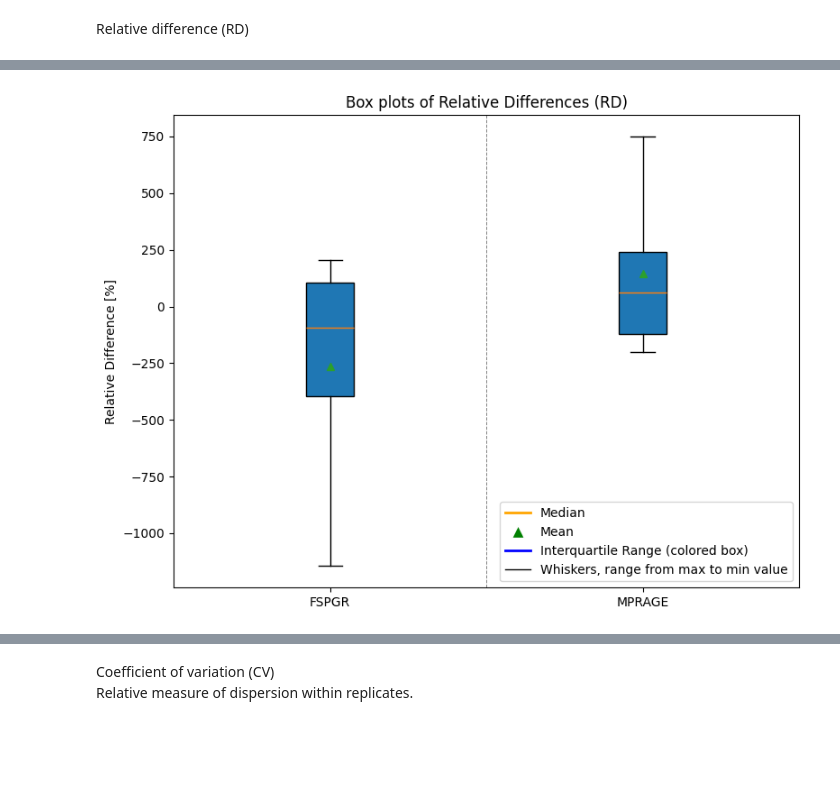
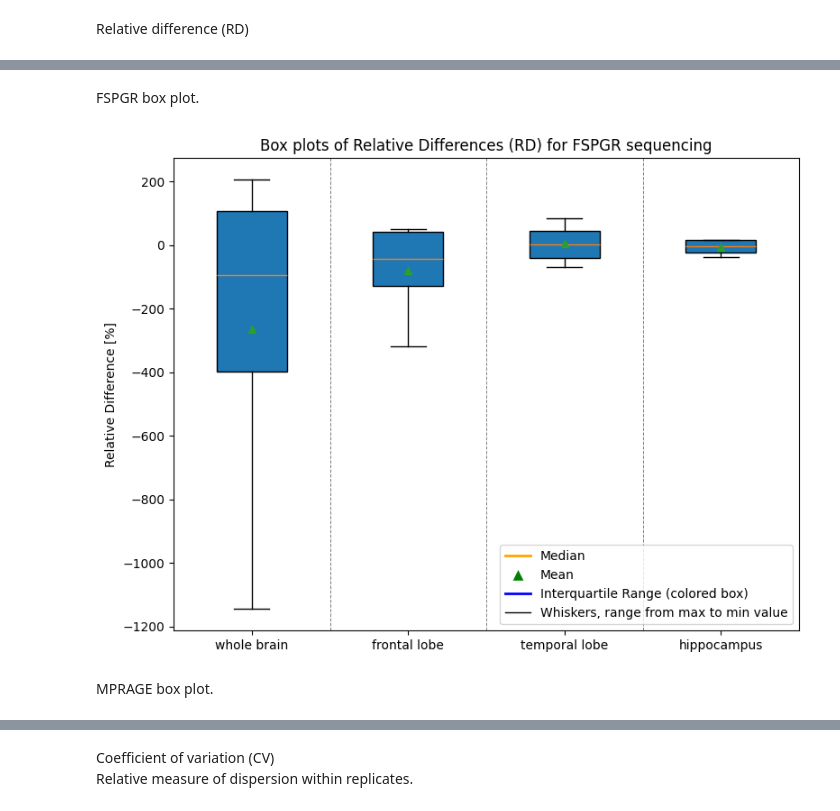
Before and after one commit to Crtox/asymmetryAD, a Jupyter notebook: code/test_retest.ipynb, the cells around one changed output, grey strips where cells are left out. Saved outputs shown, nothing was run; the diff lists cells and outputs as text; code cells hidden in the pictures; blank space fills up the shorter version.

Commit message:
plots

```diff
--- a/code/test_retest.ipynb
+++ b/code/test_retest.ipynb
@@ -291,31 +315,61 @@ max_values = [max_RD_fspgr, max_RD_mprage]
+# %%
+# maxs
+max_RD_whole_brain_fspgr = np.amax(RD_whole_brain_fspgr)
+max_RD_frontal_lobe_fspgr = np.amax(RD_frontal_lobe_fspgr)
+max_RD_temporal_lobe_fspgr = np.amax(RD_temporal_lobe_fspgr)
+max_RD_hippocampus_fspgr = np.amax(RD_hippocampus_fspgr)
+
+max_RD_whole_brain_mprage = np.amax(RD_whole_brain_mprage)
+max_RD_frontal_lobe_mprage = np.amax(RD_frontal_lobe_mprage)
+max_RD_temporal_lobe_mprage = np.amax(RD_temporal_lobe_mprage)
+max_RD_hippocampus_mprage = np.amax(RD_hippocampus_mprage)
+# %%
+# mins
+min_RD_whole_brain_fspgr = np.amin(RD_whole_brain_fspgr)
+min_RD_frontal_lobe_fspgr = np.amin(RD_frontal_lobe_fspgr)
+min_RD_temporal_lobe_fspgr = np.amin(RD_temporal_lobe_fspgr)
+min_RD_hippocampus_fspgr = np.amin(RD_hippocampus_fspgr)
+
+min_RD_whole_brain_mprage = np.amin(RD_whole_brain_mprage)
+min_RD_frontal_lobe_mprage = np.amin(RD_frontal_lobe_mprage)
+min_RD_temporal_lobe_mprage = np.amin(RD_temporal_lobe_mprage)
+min_RD_hippocampus_mprage = np.amin(RD_hippocampus_mprage)
+# %% [markdown]
+FSPGR box plot.
+# %%
+average_RDs_fspgr = [average_RD_whole_brain_fspgr, average_RD_frontal_lobe_fspgr, average_RD_temporal_lobe_fspgr, average_RD_hippocampus_fspgr]
+std_devs_fspgr = [std_RD_whole_brain_fspgr, std_RD_frontal_lobe_fspgr, std_RD_temporal_lobe_fspgr, std_RD_hippocampus_fspgr]
+max_values_fspgr = [max_RD_whole_brain_fspgr, max_RD_frontal_lobe_fspgr, max_RD_temporal_lobe_fspgr, max_RD_hippocampus_fspgr]
+min_values_fspgr = [min_RD_whole_brain_fspgr, min_RD_frontal_lobe_fspgr, min_RD_temporal_lobe_fspgr, min_RD_hippocampus_fspgr]
 # %%
 fig, ax = plt.subplots(figsize=(8, 6))
-
 # Construct data for the boxplot
 data = [
-    [min_values[0], average_RDs[0] - std_devs[0], average_RDs[0], average_RDs[0] + std_devs[0], max_values[0]],
-    [min_values[1], average_RDs[1] - std_devs[1], average_RDs[1], average_RDs[1] + std_devs[1], max_values[1]]
+    [min_values_fspgr[0], average_RDs_fspgr[0] - std_devs_fspgr[0], average_RDs_fspgr[0], average_RDs_fspgr[0] + std_devs_fspgr[0], max_values_fspgr[0]],
+    [min_values_fspgr[1], average_RDs_fspgr[1] - std_devs_fspgr[1], average_RDs_fspgr[1], average_RDs_fspgr[1] + std_devs_fspgr[1], max_values_fspgr[1]],
+    [min_values_fspgr[2], average_RDs_fspgr[2] - std_devs_fspgr[2], average_RDs_fspgr[2], average_RDs_fspgr[2] + std_devs_fspgr[2], max_values_fspgr[2]],
+    [min_values_fspgr[3], average_RDs_fspgr[3] - std_devs_fspgr[3], average_RDs_fspgr[3], average_RDs_fspgr[3] + std_devs_fspgr[3], max_values_fspgr[3]]
 ]
 # Plotting the box plot
 ax.boxplot(data, vert=True, patch_artist=True, showmeans=True,
            flierprops=dict(marker='o', color='gray', alpha=0.5))
-
 # Customizing the plot
-ax.set_title('Box plots of Relative Differences (RD)')
+ax.set_title('Box plots of Relative Differences (RD) for FSPGR sequencing')
 ax.set_ylabel('Relative Difference [%]')
-ax.set_xticklabels(['FSPGR', 'MPRAGE'])  # Customize labels as needed
+ax.set_xticklabels(['whole brain', 'frontal lobe', 'temporal lobe', 'hippocampus'])  # Customize labels as needed
 ax.axvline(x=1.5, color='gray', linestyle='--', linewidth=0.7)  # Vertical line to separate groups
-
+ax.axvline(x=2.5, color='gray', linestyle='--', linewidth=0.7)  # Vertical line to separate groups
+ax.axvline(x=3.5, color='gray', linestyle='--', linewidth=0.7)  # Vertical line to separate groups
 legend_elements = [
     plt.Line2D([0], [0], color='orange', lw=2, label='Median'),
     plt.Line2D([0], [0], marker='^', color='w', markerfacecolor='green', markersize=10, label='Mean'),
     plt.Line2D([0], [0], color='blue', lw=2, label='Interquartile Range (colored box)'),
     plt.Line2D([0], [0], color='black', lw=1, label='Whiskers, range from max to min value'),
 ]
-
 ax.legend(handles=legend_elements, loc='lower right')
-
 plt.tight_layout()
 plt.show()
 # %% [output]
-[figure, old version]
+[figure, new version]
+# %% [markdown]
+MPRAGE box plot.
```
Also changed, not shown: parts of 31 cells of this notebook, 1 other file.
